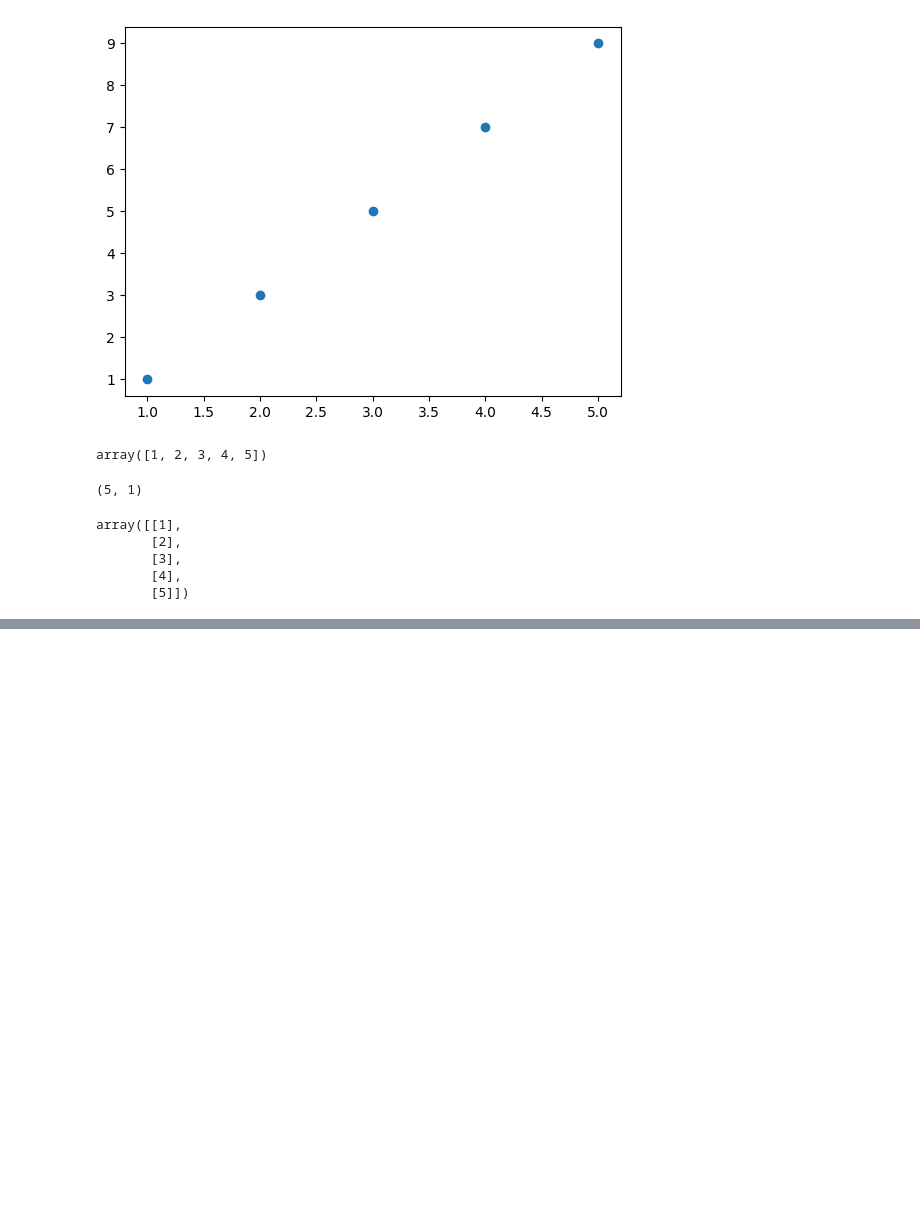
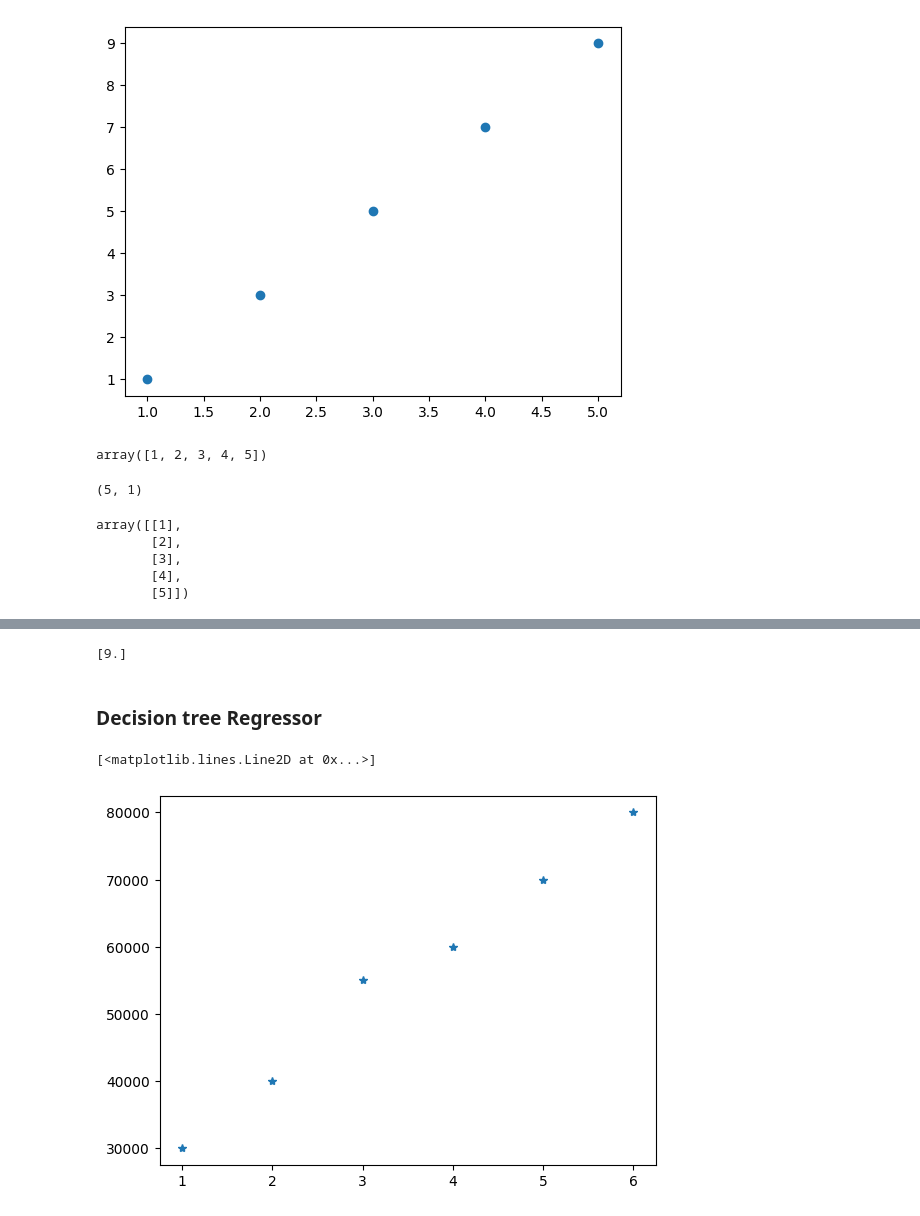
Before and after one commit to poorialari2017/ML_git001, a Jupyter notebook: MLproj002/Pooria/01_Regression/main.ipynb, the cells around one changed output, grey strips where cells are left out. Cells and saved outputs as stored; diff of their text form; code cells hidden in the pictures; blank space fills up the shorter version.

Commit message:
DecisionTreeRegressor exercises

```diff
--- a/MLproj002/Pooria/01_Regression/main.ipynb
+++ b/MLproj002/Pooria/01_Regression/main.ipynb
@@ -44,0 +68,20 @@ array([[1],
+# %%
+# p حالا برای اینکه ببینیم درست کار میکنه یا نه
+
+result = model.predict([[5]])
+print(result)
+# %% [output]
+[9.]
+# %% [markdown]
+### Decision tree Regressor
+# %%
+# l  مثال واقعی  فرض بر اینکه تاثیر سابقه کاری بر میزان حقوق
+
+years_of_experience = [1, 2, 3, 4, 5,6]
+years_of_experience = np.array(years_of_experience).reshape(-1,1)
+years_of_experience.shape
+salary = [30000, 40000, 55000, 60000, 70000, 80000]
+plt.plot(years_of_experience, salary, '*')
+# %% [output]
+[<matplotlib.lines.Line2D at 0x...>]
+[figure, added]
```
Also changed, not shown: parts of 4 cells of this notebook.
